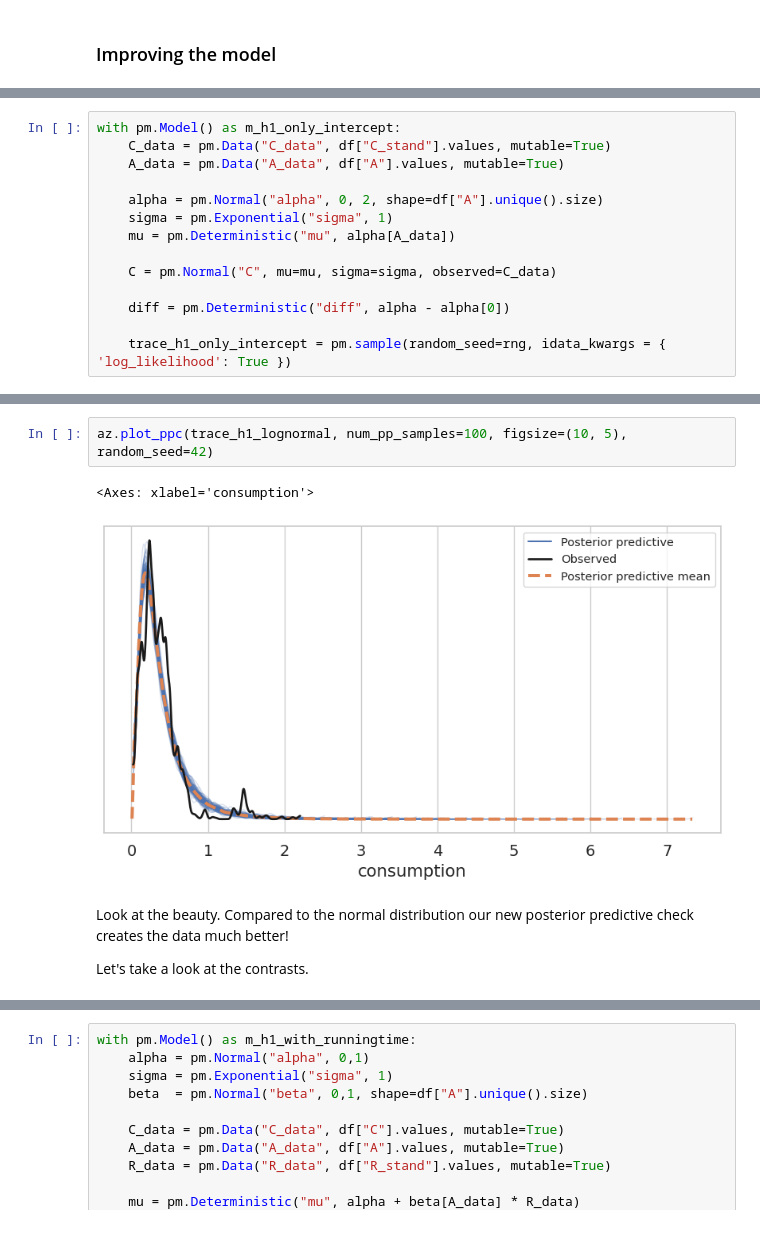
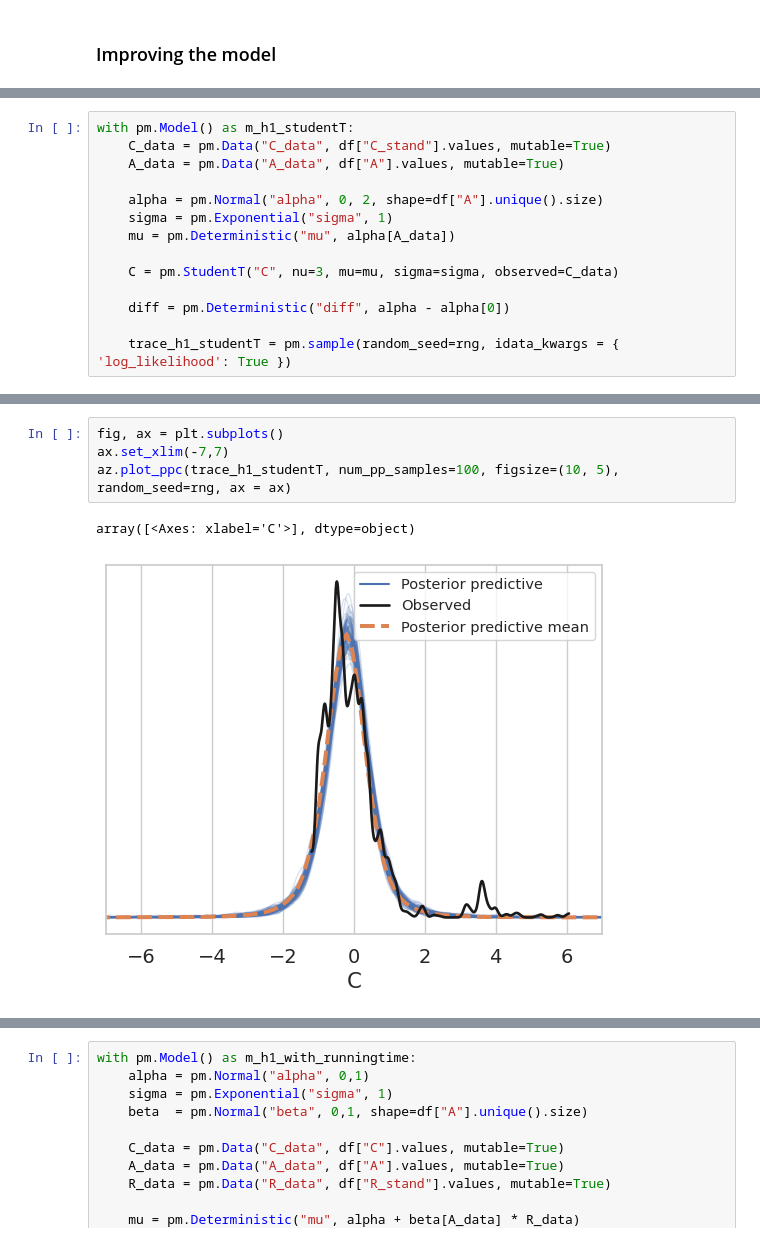
Before and after one commit to joakimGD/PRPRO-exam, a Jupyter notebook: main-question.ipynb, the cells around one changed output, grey strips where cells are left out. Saved outputs shown, nothing was run; the diff lists cells and outputs as text.

```diff
--- a/main-question.ipynb
+++ b/main-question.ipynb
@@ -470,5 +518,5 @@ $$
 # %%
-with pm.Model() as m_h1_only_intercept:
+with pm.Model() as m_h1_studentT:
     C_data = pm.Data("C_data", df["C_stand"].values, mutable=True)
     A_data = pm.Data("A_data", df["A"].values, mutable=True)
 
@@ -476,11 +524,11 @@ with pm.Model() as m_h1_only_intercept:
     sigma = pm.Exponential("sigma", 1)
     mu = pm.Deterministic("mu", alpha[A_data])
 
-    C = pm.Normal("C", mu=mu, sigma=sigma, observed=C_data)
+    C = pm.StudentT("C", nu=3, mu=mu, sigma=sigma, observed=C_data)
 
     diff = pm.Deterministic("diff", alpha - alpha[0])
 
-    trace_h1_only_intercept = pm.sample(random_seed=rng, idata_kwargs = { 'log_likelihood': True })
+    trace_h1_studentT = pm.sample(random_seed=rng, idata_kwargs = { 'log_likelihood': True })
 # %% [output]
 Initializing NUTS using jitter+adapt_diag...
 Multiprocess sampling (4 chains in 4 jobs)
@@ -504,9 +585,7 @@ This also looks good - mixing and convergence
 # %%
-az.plot_ppc(trace_h1_lognormal, num_pp_samples=100, figsize=(10, 5), random_seed=42)
+fig, ax = plt.subplots()
+ax.set_xlim(-7,7)
+az.plot_ppc(trace_h1_studentT, num_pp_samples=100, figsize=(10, 5), random_seed=rng, ax = ax)
 # %% [output]
-<Axes: xlabel='consumption'>
+array([<Axes: xlabel='C'>], dtype=object)
-[figure, old version]
+[figure, new version]
-# %% [markdown]
-Look at the beauty. Compared to the normal distribution our new posterior predictive check creates the data much better!
-
-Let's take a look at the contrasts.
```
Also changed, not shown: parts of 58 cells of this notebook.
